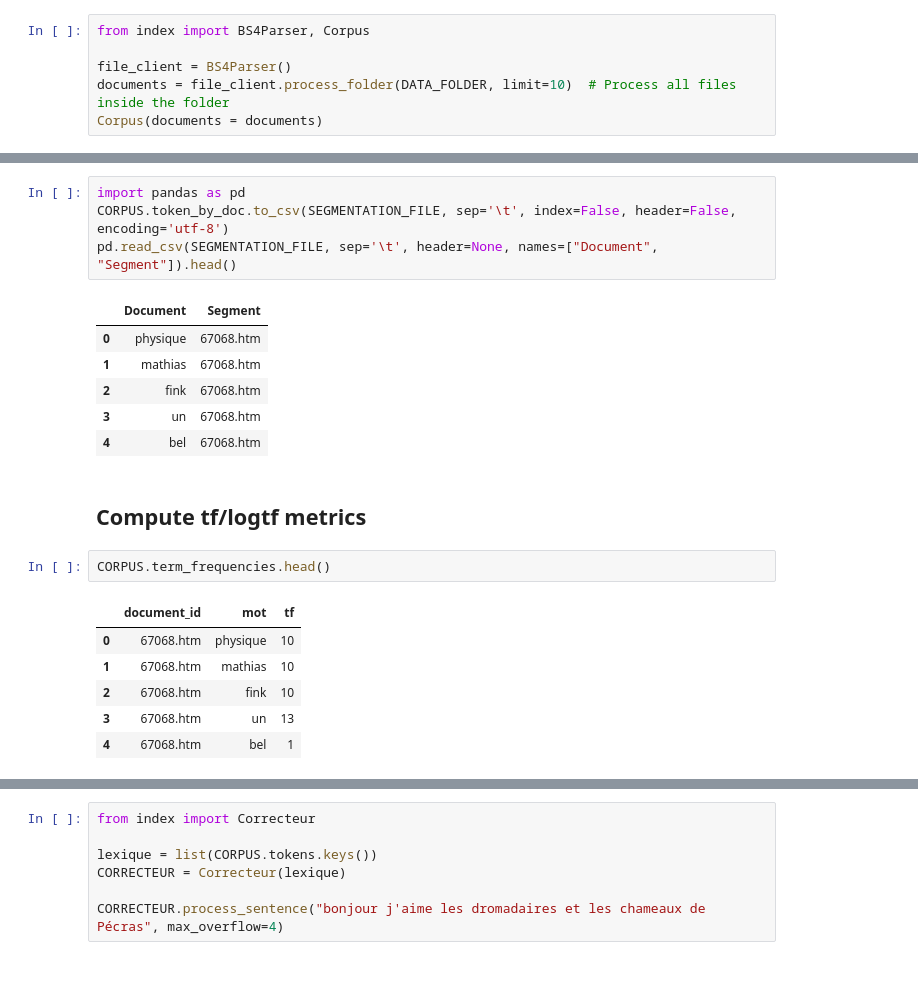
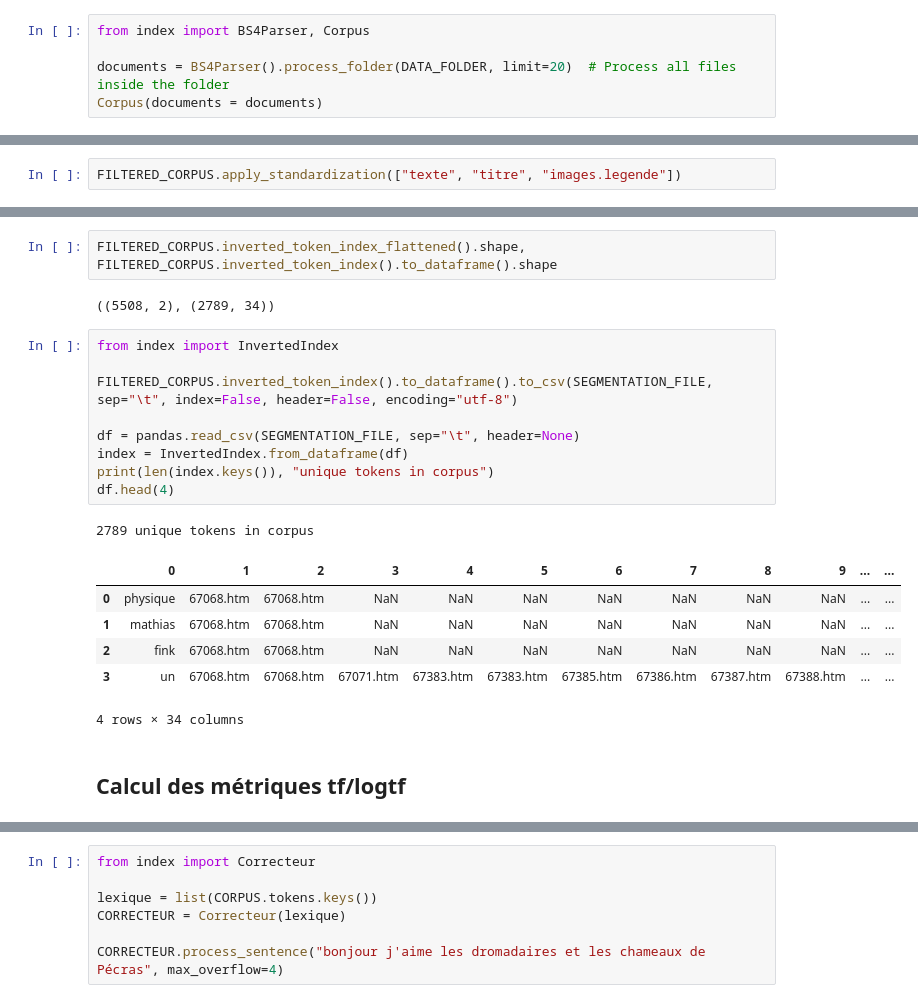
Before and after one commit to Ryustiel/LO17, a Jupyter notebook: test.ipynb, the cells around one changed output, grey strips where cells are left out. Cells and saved outputs as stored; diff of their text form; blank space fills up the shorter version.

```diff
--- a/test.ipynb
+++ b/test.ipynb
@@ -28,7 +28,6 @@ INDEX_FILE = os.path.join(INDEX_OUTPUT_DIR, "index.xml")
 # %%
 from index import BS4Parser, Corpus
 
-file_client = BS4Parser()
-documents = file_client.process_folder(DATA_FOLDER, limit=10)  # Process all files inside the folder
+documents = BS4Parser().process_folder(DATA_FOLDER, limit=20)  # Process all files inside the folder
 Corpus(documents = documents)
 # %% [output]
@@ -48,0 +52,2 @@ Corpus(documents=[Document(fichier='67068.htm', numero='258', date=datetime.date
+# %%
+FILTERED_CORPUS.apply_standardization(["texte", "titre", "images.legende"])
@@ -49,22 +74,23 @@ Corpus(documents=[Document(fichier='67068.htm', numero='258', date=datetime.date
+# %%
+FILTERED_CORPUS.inverted_token_index_flattened().shape, FILTERED_CORPUS.inverted_token_index().to_dataframe().shape
+# %% [output]
+((5508, 2), (2789, 34))
 # %%
-import pandas as pd
-CORPUS.token_by_doc.to_csv(SEGMENTATION_FILE, sep='\t', index=False, header=False, encoding='utf-8')
-pd.read_csv(SEGMENTATION_FILE, sep='\t', header=None, names=["Document", "Segment"]).head()
+from index import InvertedIndex
+
+FILTERED_CORPUS.inverted_token_index().to_dataframe().to_csv(SEGMENTATION_FILE, sep="\t", index=False, header=False, encoding="utf-8")
+
+df = pandas.read_csv(SEGMENTATION_FILE, sep="\t", header=None)
+index = InvertedIndex.from_dataframe(df)
+print(len(index.keys()), "unique tokens in corpus")
+df.head(4)
 # %% [output]
+2789 unique tokens in corpus
-|  | Document | Segment |
-| 0 | physique | 67068.htm |
-| 1 | mathias | 67068.htm |
-| 2 | fink | 67068.htm |
-| 3 | un | 67068.htm |
-| 4 | bel | 67068.htm |
+|  | 0 | 1 | 2 | 3 | 4 | 5 | 6 | 7 | 8 | 9 | ... | ... |
+| 0 | physique | 67068.htm | 67068.htm | NaN | NaN | NaN | NaN | NaN | NaN | NaN | ... | ... |
+| 1 | mathias | 67068.htm | 67068.htm | NaN | NaN | NaN | NaN | NaN | NaN | NaN | ... | ... |
+| 2 | fink | 67068.htm | 67068.htm | NaN | NaN | NaN | NaN | NaN | NaN | NaN | ... | ... |
+| 3 | un | 67068.htm | 67068.htm | 67071.htm | 67383.htm | 67383.htm | 67385.htm | 67386.htm | 67387.htm | 67388.htm | ... | ... |
+4 rows × 34 columns
 # %% [markdown]
-## Compute tf/logtf metrics
+## Calcul des métriques tf/logtf
-# %%
-CORPUS.term_frequencies.head()
-# %% [output]
-|  | document_id | mot | tf |
-| 0 | 67068.htm | physique | 10 |
-| 1 | 67068.htm | mathias | 10 |
-| 2 | 67068.htm | fink | 10 |
-| 3 | 67068.htm | un | 13 |
-| 4 | 67068.htm | bel | 1 |
```
Also changed, not shown: parts of 36 cells of this notebook, 16 other files.
